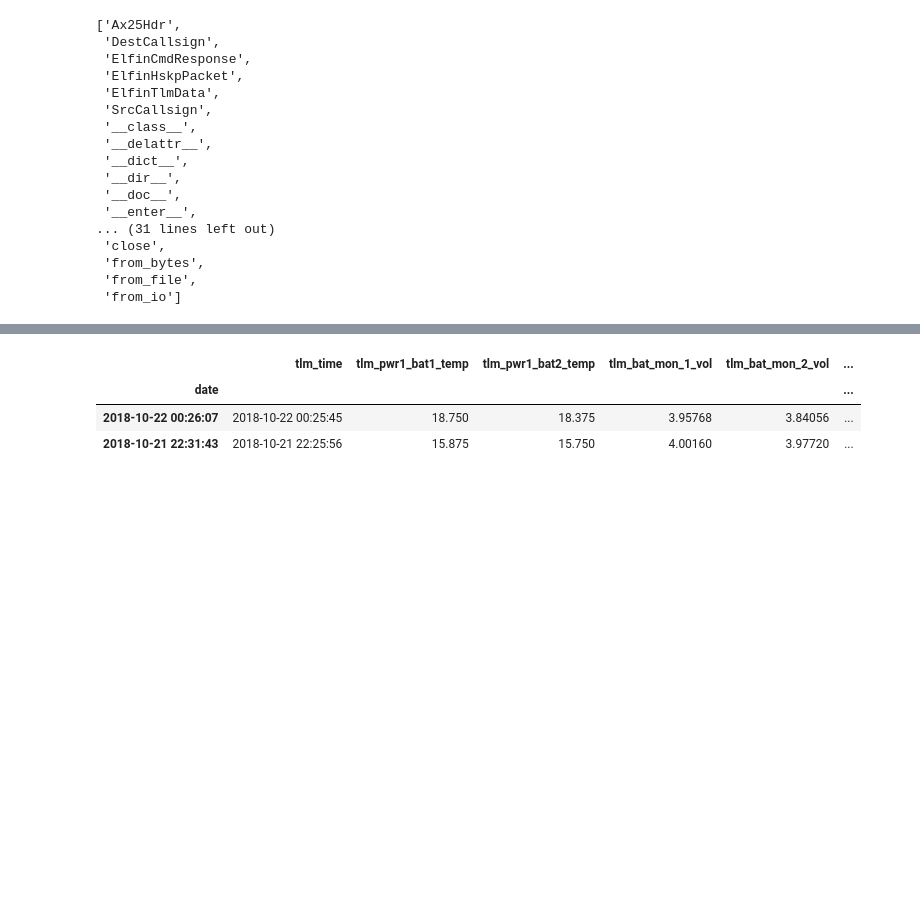
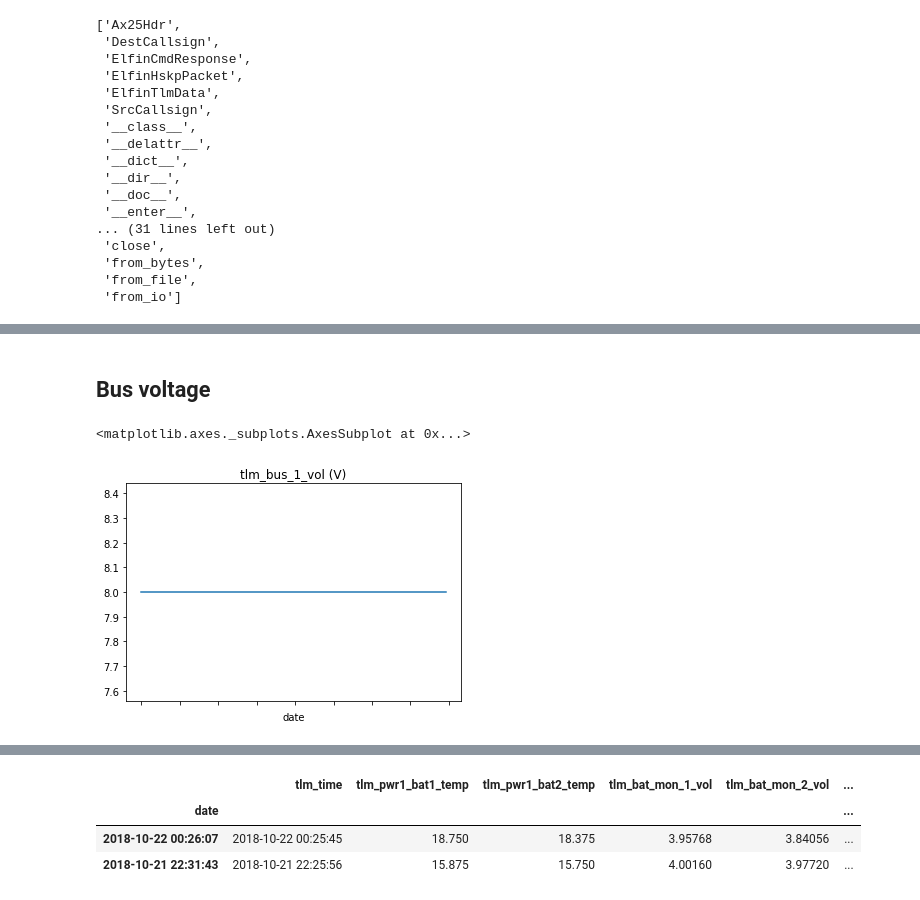
Before and after one commit to geugenm/polaris, a Jupyter notebook: notebooks/parser.ipynb, the cells around one changed output, grey strips where cells are left out. Saved outputs shown, nothing was run; the diff lists cells and outputs as text; code cells hidden in the pictures; blank space fills up the shorter version.

```diff
--- a/notebooks/parser.ipynb
+++ b/notebooks/parser.ipynb
@@ -151,0 +194,15 @@ df_data.tlm_bat_mon_2_vol.plot(title='tlm_bat_mon_2_vol (V)', ax=axes[1])
+# %% [markdown]
+## Bus voltage
+# %%
+def get_bus_volt(reg):
+    # return reg * 0.00527859
+    return reg
+
+for index, beacon in df_data[:].iterrows():
+    d = get_bus_volt(beacon.pkt.elfin_hskp_pwr1_bv_mon)
+    df_data.loc[index, 'tlm_bus_1_vol'] = d
+
+df_data.tlm_bus_1_vol.plot(title='tlm_bus_1_vol (V)')
+# %% [output]
+<matplotlib.axes._subplots.AxesSubplot at 0x...>
+[figure, added]
```
Also changed, not shown: parts of 9 cells of this notebook.
